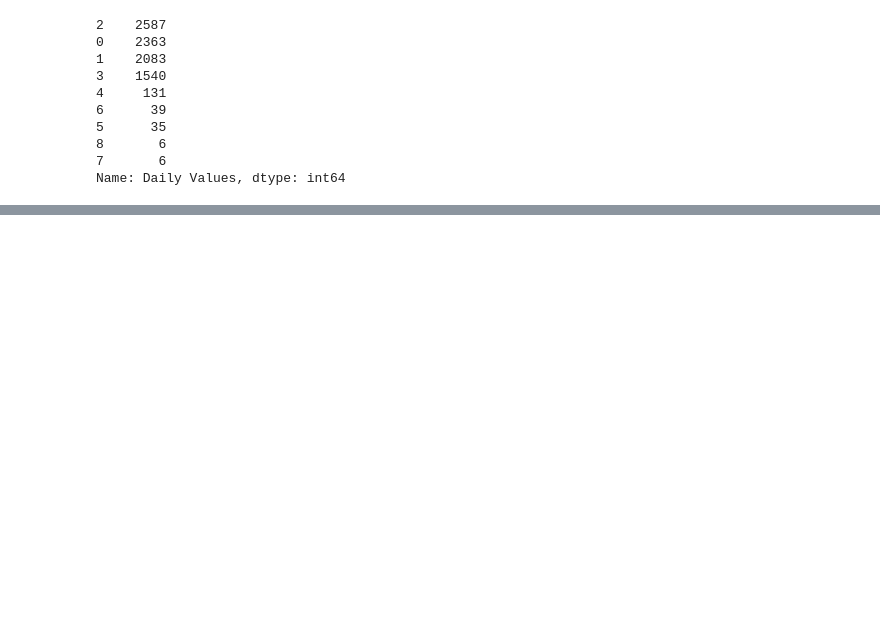
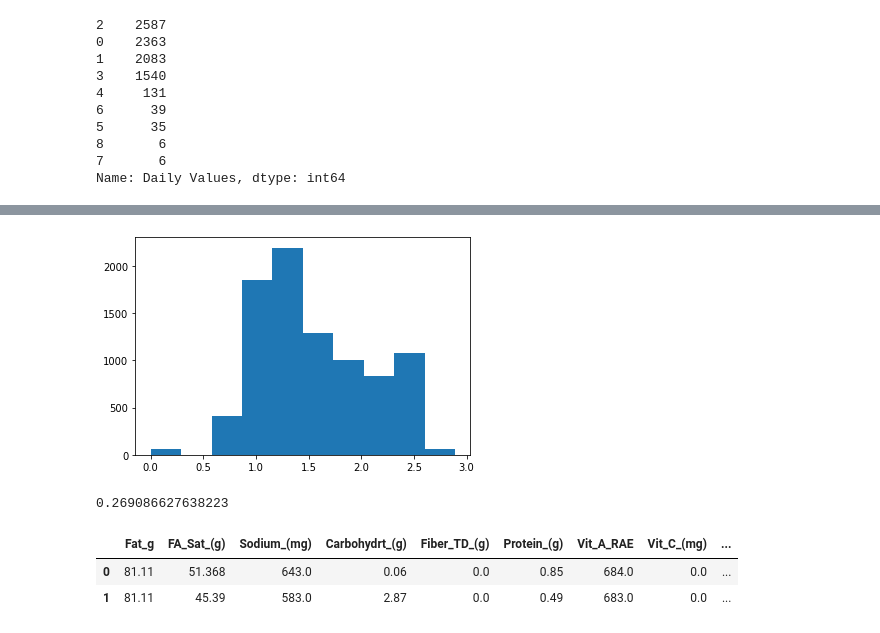
Before and after one commit to anthonyreid518/Food-Donation-Score, a Jupyter notebook: anthony.ipynb, the cells around one changed output, grey strips where cells are left out. Drawn from its saved outputs; the diff is of its cells as text; code cells hidden in the pictures; blank space fills up the shorter version.

```diff
--- a/anthony.ipynb
+++ b/anthony.ipynb
@@ -211,0 +237,4 @@ final_df.head()
+# %%
+plt.hist(np.log(final_df['score']));
+# %% [output]
+[figure, added]
@@ -211,0 +255,10 @@ final_df.head()
+# %%
+mean_squared_error(y, np.full_like(y,final_df['log_score'].mean()))
+# %% [output]
+0.269086627638223
+# %%
+X.head(2)
+# %% [output]
+|  | Fat_g | FA_Sat_(g) | Sodium_(mg) | Carbohydrt_(g) | Fiber_TD_(g) | Protein_(g) | Vit_A_RAE | Vit_C_(mg) | ... |
+| 0 | 81.11 | 51.368 | 643.0 | 0.06 | 0.0 | 0.85 | 684.0 | 0.0 | ... |
+| 1 | 81.11 | 45.39 | 583.0 | 2.87 | 0.0 | 0.49 | 683.0 | 0.0 | ... |
```
Also changed, not shown: parts of 50 cells of this notebook, 3 other files.
